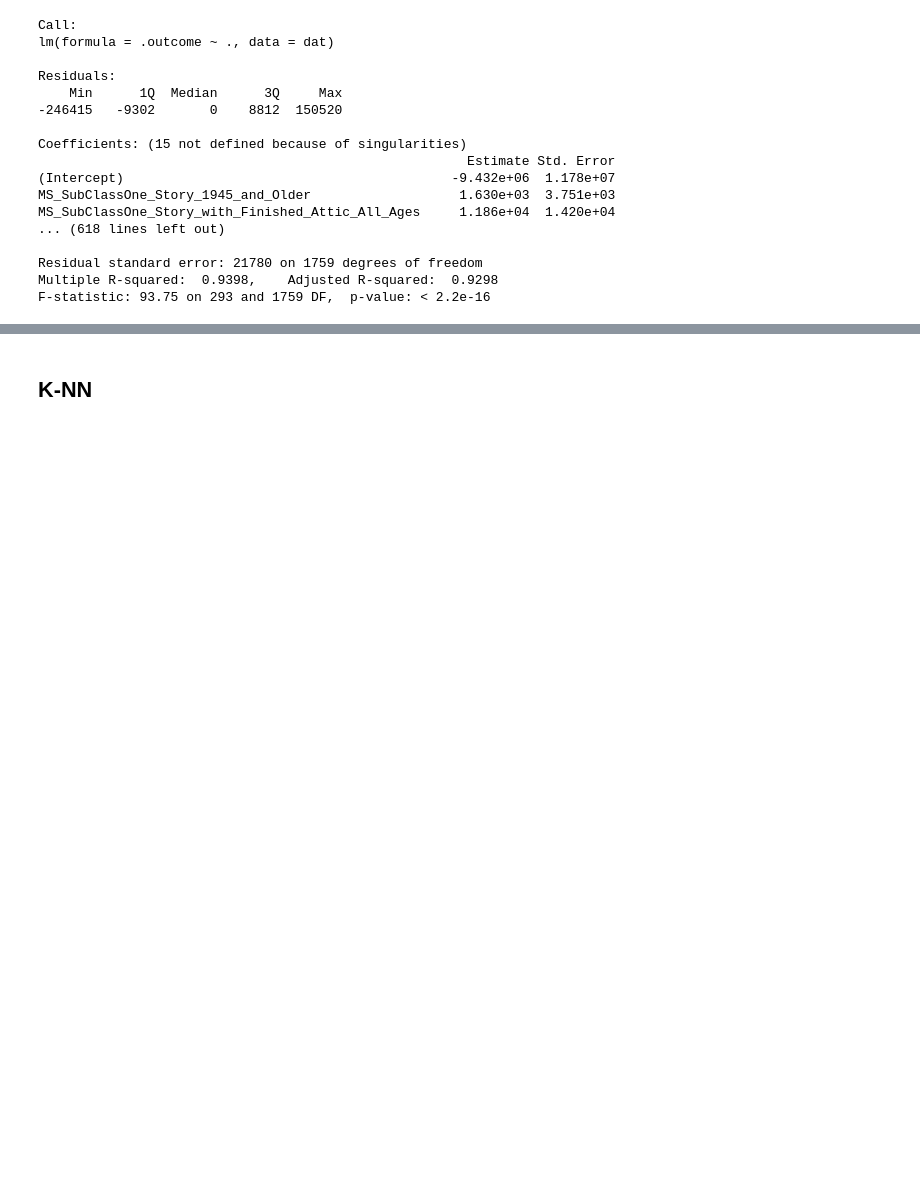
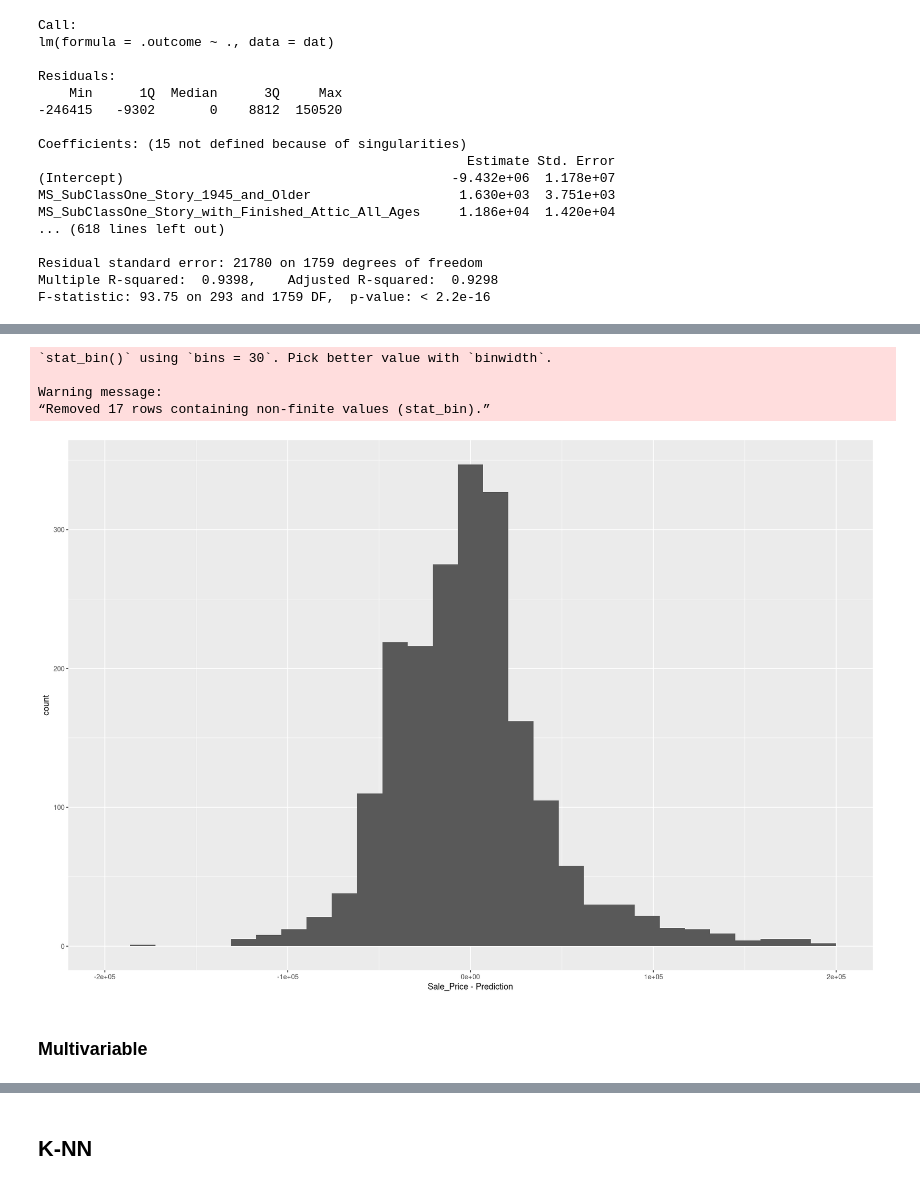
Before and after one commit to creyesp/r-course, a Jupyter notebook: notebooks/Lab1_regresion.ipynb, the cells around one changed output, grey strips where cells are left out. Drawn from its saved outputs; the diff is of its cells as text; code cells hidden in the pictures; blank space fills up the shorter version.

```diff
--- a/notebooks/Lab1_regresion.ipynb
+++ b/notebooks/Lab1_regresion.ipynb
@@ -297,0 +366,3 @@ h2o.cv <- h2o.glm(
+# %%
+olsm_model <- lm(Sale_Price ~ Gr_Liv_Area + Year_Built, data = train_caret)
+olsm_model
@@ -297,0 +397,17 @@ h2o.cv <- h2o.glm(
+# %%
+olsm_pred = predict(olsm_model, train_caret)
+olsm_result = data.frame(Gr_Liv_Area=train_caret$Gr_Liv_Area,
+                        Sale_Price =train_caret$Sale_Price,
+                        Prediction=olsm_pred)
+# %%
+ggplot(olsm_result, aes(x=Sale_Price - Prediction)) +
+    geom_histogram() +
+    xlim(-2e5, 2e5)
+# %% [output]
+`stat_bin()` using `bins = 30`. Pick better value with `binwidth`.
+
+Warning message:
+“Removed 17 rows containing non-finite values (stat_bin).”
+[figure, added]
+# %% [markdown]
+### Multivariable
```
Also changed, not shown: parts of 22 cells of this notebook, 1 other file.
